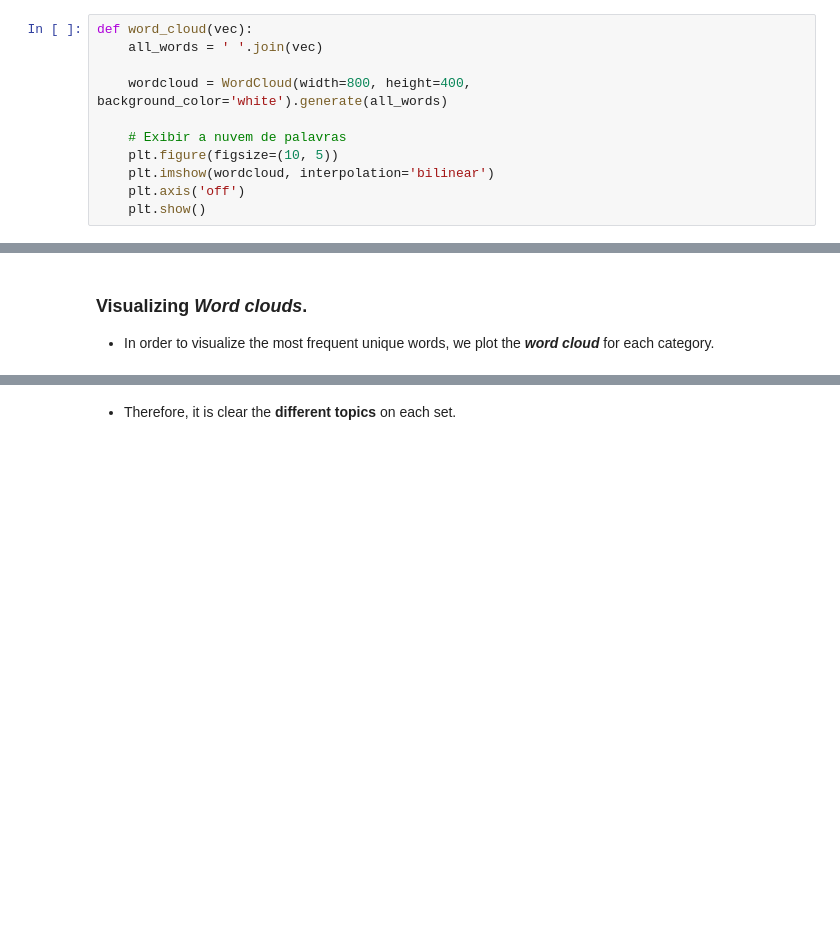
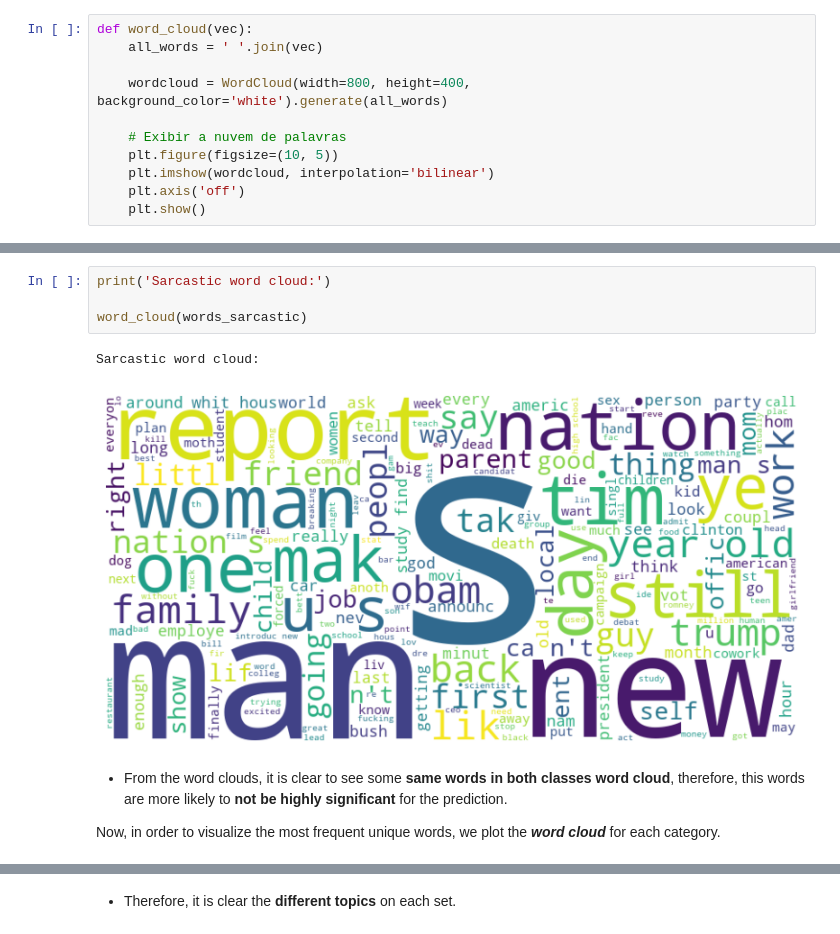
Before and after one commit to vtpaiva/sarcastic-headlines-detection, a Jupyter notebook: analysis.ipynb, the cells around one changed output, grey strips where cells are left out. Cells and saved outputs as stored; diff of their text form; blank space fills up the shorter version.

Commit message:
Análises adicionais.
Análise de valores nulos e análise de palavras repetidas iguais em ambas as classes na nuvem de palavras.

```diff
--- a/analysis.ipynb
+++ b/analysis.ipynb
@@ -238,7 +274,14 @@ def word_cloud(vec):
+# %%
+print('Sarcastic word cloud:')
+
+word_cloud(words_sarcastic)
+# %% [output]
+Sarcastic word cloud:
+[figure, added]
 # %% [markdown]
-### Visualizing ***Word clouds***.
+* From the word clouds, it is clear to see some **same words in both classes word cloud**, therefore, this words are more likely to **not be highly significant** for the prediction.
 
-* In order to visualize the most frequent unique words, we plot the ***word cloud*** for each category.
+Now, in order to visualize the most frequent unique words, we plot the ***word cloud*** for each category.
 # %%
 print('Non sarcastic uniques word cloud:')
 
```
Also changed, not shown: parts of 17 cells of this notebook, 1 other file.
